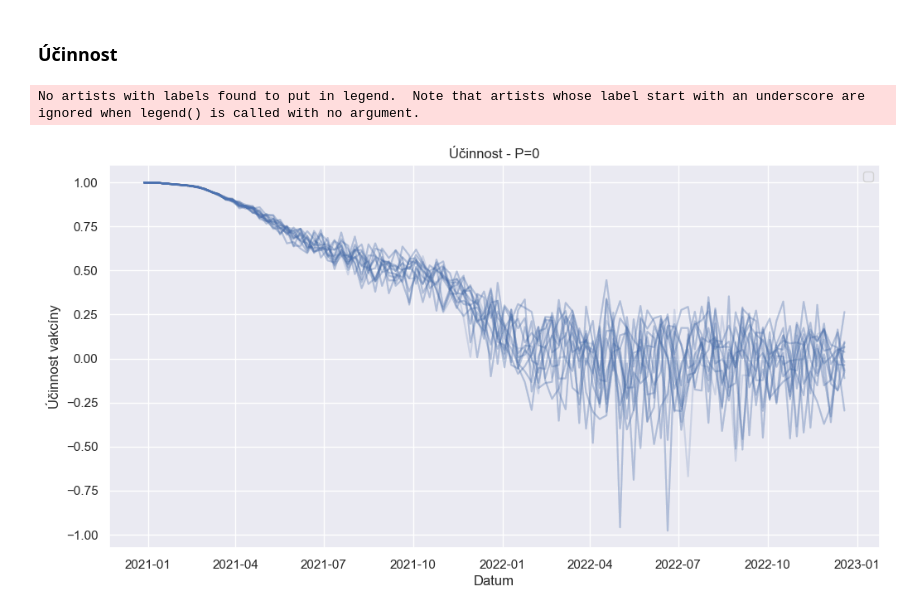
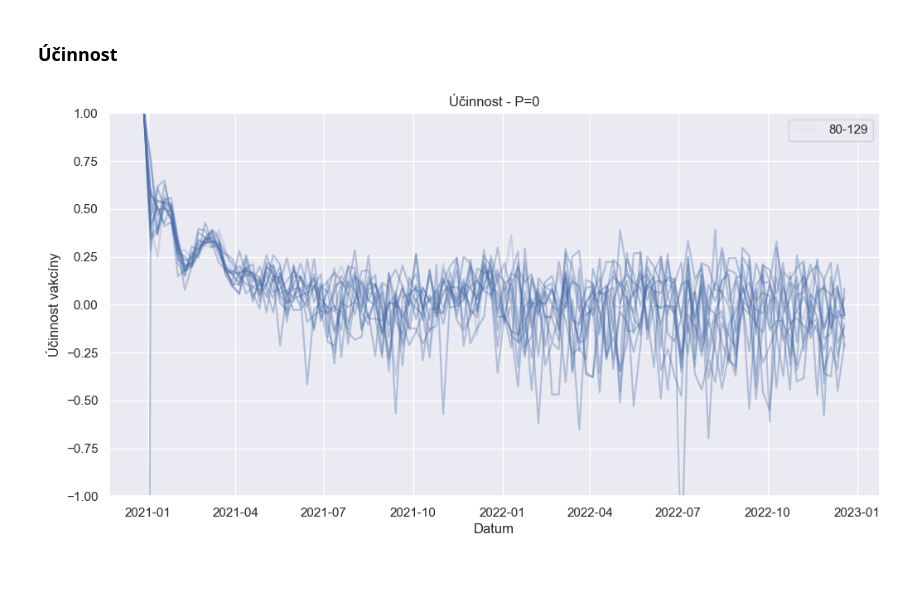
Before and after one commit to PalackyUniversity/nobel-model, a Jupyter notebook: main_stochastic.ipynb, the cells around one changed output. Saved outputs shown, nothing was run; the diff lists cells and outputs as text; code cells hidden in the pictures; blank space fills up the shorter version.

```diff
--- a/main_stochastic.ipynb
+++ b/main_stochastic.ipynb
@@ -185,3 +180,7 @@ Odebráno pro jev p=0: 0
+# %%
+P = 0.5
+# %%
+data = process_map(run, [P] * 100, max_workers=os.cpu_count())
 # %% [markdown]
 ## Visualizations
 # %%
@@ -210,20 +211,24 @@ fig.suptitle("Počet živých lidí dle vakcinance v čase");
 # %%
-fig, (al, ar) = plt.subplots(1, 2, figsize=(18, 6))
+fig, (al, ar) = plt.subplots(1, 2, sharey="row", figsize=(18, 6))
+was = set()
 
-for x, y11, y12, y21, y22, errored, removed in [p]:
-    for age in list(y.keys()):
-        al.plot(x[age], y11[age], alpha=0.9, label=age)
-        ar.plot(x[age], y21[age], alpha=0.9, label=age)
+for x, y11, y12, y21, y22, errored, removed in data:
+    for age in list(y12.keys())[-1:]:
+        al.plot(x[age], y11[age], color="b", alpha=0.01, label=age if age not in was else None)
+        ar.plot(x[age], y21[age], color="b", alpha=0.01, label=age if age not in was else None)
+        was.add(age)
 
 al.set_xlabel("Datum")
 ar.set_xlabel("Datum")
 
 al.set_ylabel("Počet živých")
-ar.set_ylabel("Počet živých")
 
 al.set_title("Vakcinovaní")
 ar.set_title("Nevakcinovaní")
 
-al.legend();
-ar.legend();
+al.legend()
+ar.legend()
+
+fig.suptitle("Počet mrtvých lidí dle vakcinance v čase")
+plt.savefig(f"result/P_{P}_dead.jpg");
 # %% [output]
@@ -234,16 +237,24 @@ ar.legend();
 ### Účinnost
 # %%
 plt.figure(figsize=(12, 6))
+was = set()
 
-for x, y, _, _ in data2:
-    for age in list(y.keys())[-1:]:
-        plt.plot(x[age], y[age], color="b", alpha=0.05)#, label=age)
+for x, y11, y12, y21, y22, errored, removed in data:
+    for age in list(y12.keys())[-1:]:
+        plt.plot(
+            x[age],
+            1 - (np.array(y11[age]) / np.array(y12[age])) / (np.array(y21[age]) / np.array(y22[age])),
+            alpha=0.05,
+            color="b",
+            label=age if age not in was else None
+        )
+        was.add(age)
 
 plt.ylabel("Účinnost vakcíny")
 plt.xlabel("Datum")
-plt.title(f"Účinnost - {P=}")
+plt.title(f"Účinnost - P={0}")
+plt.ylim(-1, 1)
 plt.legend()
-plt.savefig(f"result/P_{P}_efficacy.png");
+plt.savefig(f"result/P_{P}_efficacy.jpg");
 # %% [output]
-No artists with labels found to put in legend.  Note that artists whose label start with an underscore are ignored when legend() is called with no argument.
-[figure, old version]
+[figure, new version]
```
Also changed, not shown: parts of 5 cells of this notebook, 22 other files.
